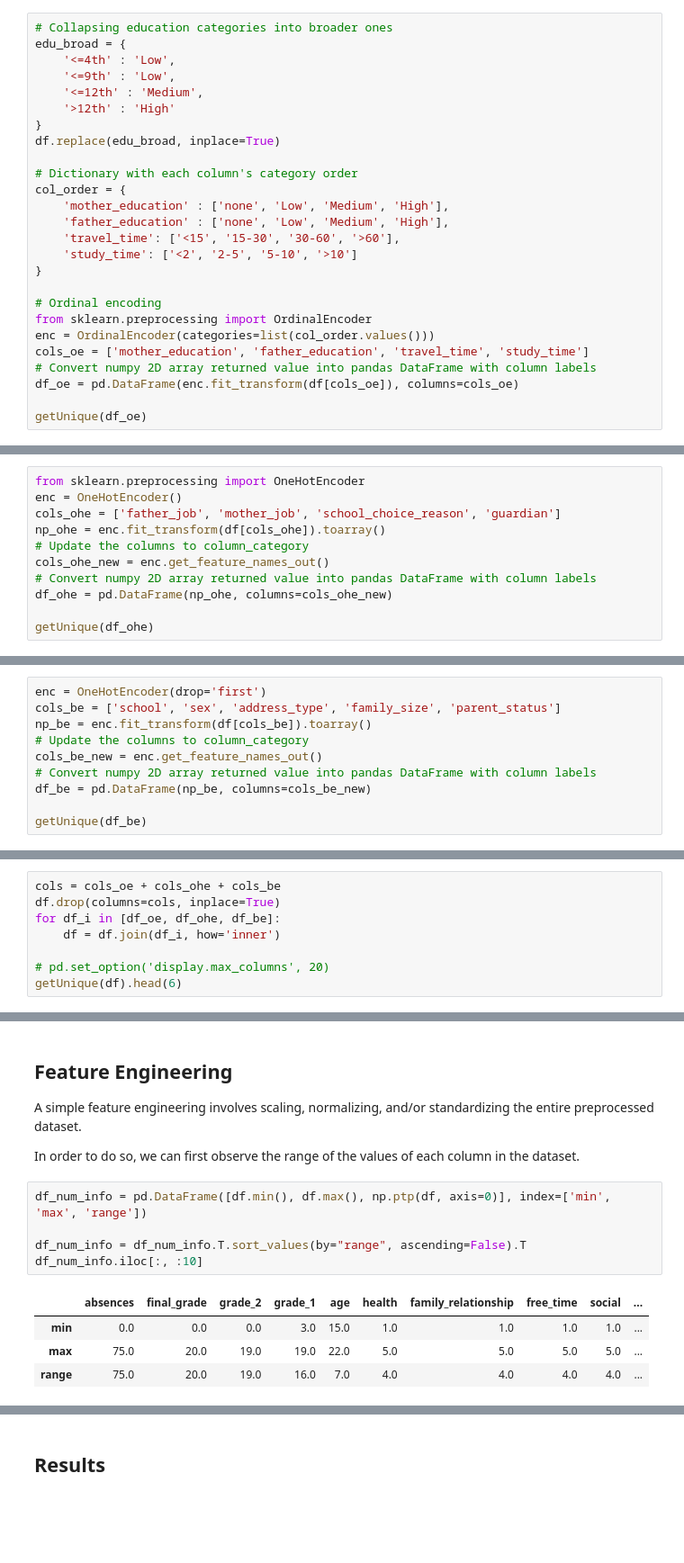
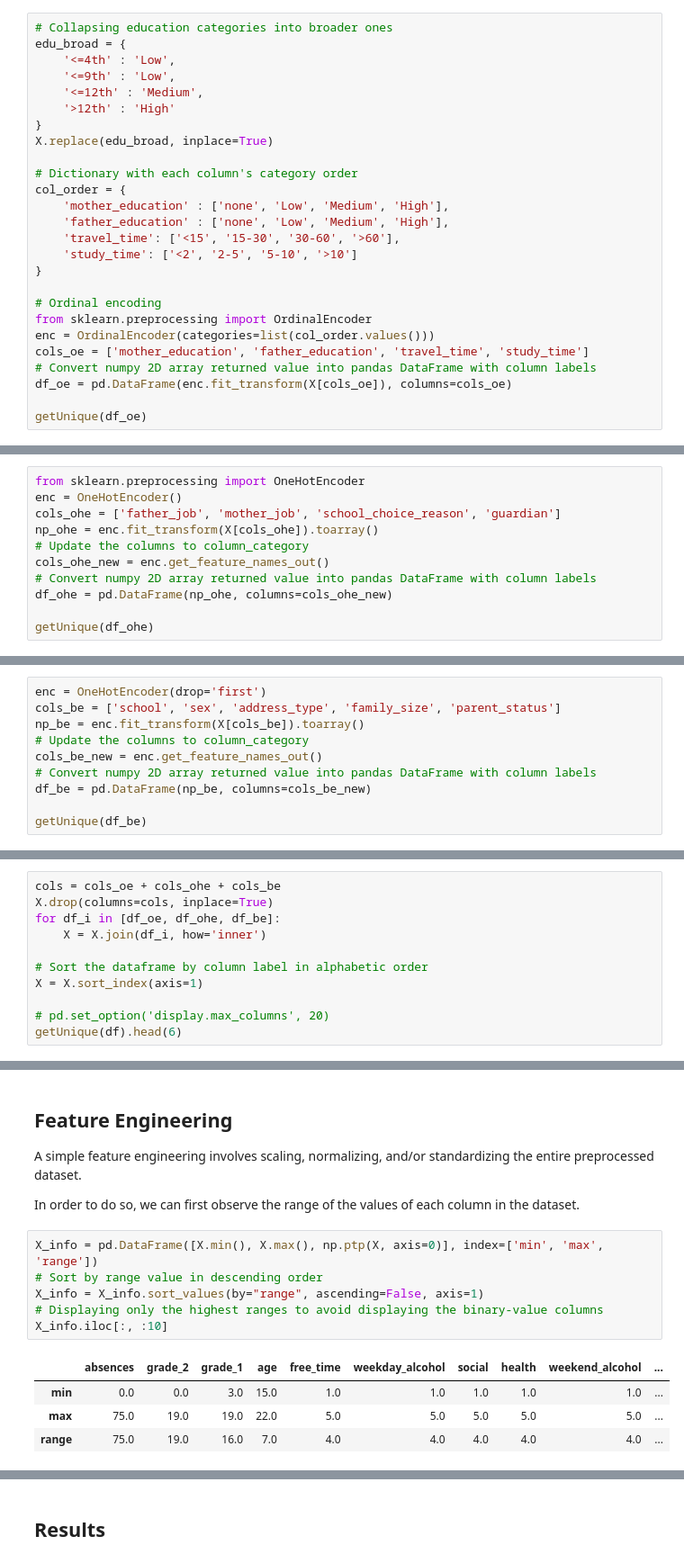
Before and after one commit to ferDMS/MOOCS, a Jupyter notebook: Supervised Machine Learning Regression and Classification/cw2.ipynb, the cells around one changed output, grey strips where cells are left out. Shown at 90% size. Saved outputs shown, nothing was run; the diff lists cells and outputs as text; blank space fills up the shorter version.

```diff
--- a/Supervised Machine Learning Regression and Classification/cw2.ipynb
+++ b/Supervised Machine Learning Regression and Classification/cw2.ipynb
@@ -159,7 +164,7 @@ edu_broad = {
     '<=12th' : 'Medium',
     '>12th' : 'High'
 }
-df.replace(edu_broad, inplace=True)
+X.replace(edu_broad, inplace=True)
 
 # Dictionary with each column's category order
 col_order = {
@@ -174,7 +179,7 @@ from sklearn.preprocessing import OrdinalEncoder
 enc = OrdinalEncoder(categories=list(col_order.values()))
 cols_oe = ['mother_education', 'father_education', 'travel_time', 'study_time']
 # Convert numpy 2D array returned value into pandas DataFrame with column labels
-df_oe = pd.DataFrame(enc.fit_transform(df[cols_oe]), columns=cols_oe)
+df_oe = pd.DataFrame(enc.fit_transform(X[cols_oe]), columns=cols_oe)
 
 getUnique(df_oe)
 # %% [output]
@@ -197,7 +202,7 @@ The scikit-learn preprocessing module also contains a one-hot encoding method to
 from sklearn.preprocessing import OneHotEncoder
 enc = OneHotEncoder()
 cols_ohe = ['father_job', 'mother_job', 'school_choice_reason', 'guardian']
-np_ohe = enc.fit_transform(df[cols_ohe]).toarray()
+np_ohe = enc.fit_transform(X[cols_ohe]).toarray()
 # Update the columns to column_category
 cols_ohe_new = enc.get_feature_names_out()
 # Convert numpy 2D array returned value into pandas DataFrame with column labels
@@ -219,7 +224,7 @@ In other words, it is like One-hot encoding but we drop one of the two resulting
 # %%
 enc = OneHotEncoder(drop='first')
 cols_be = ['school', 'sex', 'address_type', 'family_size', 'parent_status']
-np_be = enc.fit_transform(df[cols_be]).toarray()
+np_be = enc.fit_transform(X[cols_be]).toarray()
 # Update the columns to column_category
 cols_be_new = enc.get_feature_names_out()
 # Convert numpy 2D array returned value into pandas DataFrame with column labels
@@ -234,9 +239,12 @@ getUnique(df_be)
 Once the categorical data has been converted we can replace it into the original DataFrame
 # %%
 cols = cols_oe + cols_ohe + cols_be
-df.drop(columns=cols, inplace=True)
+X.drop(columns=cols, inplace=True)
 for df_i in [df_oe, df_ohe, df_be]:
-    df = df.join(df_i, how='inner')
+    X = X.join(df_i, how='inner')
+
+# Sort the dataframe by column label in alphabetic order
+X = X.sort_index(axis=1)
 
 # pd.set_option('display.max_columns', 20)
 getUnique(df).head(6)
@@ -257,15 +265,16 @@ A simple feature engineering involves scaling, normalizing, and/or standardizing
 
 In order to do so, we can first observe the range of the values of each column in the dataset.
 # %%
-df_num_info = pd.DataFrame([df.min(), df.max(), np.ptp(df, axis=0)], index=['min', 'max', 'range'])
-
-df_num_info = df_num_info.T.sort_values(by="range", ascending=False).T
-df_num_info.iloc[:, :10]
+X_info = pd.DataFrame([X.min(), X.max(), np.ptp(X, axis=0)], index=['min', 'max', 'range'])
+# Sort by range value in descending order
+X_info = X_info.sort_values(by="range", ascending=False, axis=1)
+# Displaying only the highest ranges to avoid displaying the binary-value columns
+X_info.iloc[:, :10]
 # %% [output]
-|  | absences | final_grade | grade_2 | grade_1 | age | health | family_relationship | free_time | social | ... |
-| min | 0.0 | 0.0 | 0.0 | 3.0 | 15.0 | 1.0 | 1.0 | 1.0 | 1.0 | ... |
-| max | 75.0 | 20.0 | 19.0 | 19.0 | 22.0 | 5.0 | 5.0 | 5.0 | 5.0 | ... |
-| range | 75.0 | 20.0 | 19.0 | 16.0 | 7.0 | 4.0 | 4.0 | 4.0 | 4.0 | ... |
+|  | absences | grade_2 | grade_1 | age | free_time | weekday_alcohol | social | health | weekend_alcohol | ... |
+| min | 0.0 | 0.0 | 3.0 | 15.0 | 1.0 | 1.0 | 1.0 | 1.0 | 1.0 | ... |
+| max | 75.0 | 19.0 | 19.0 | 22.0 | 5.0 | 5.0 | 5.0 | 5.0 | 5.0 | ... |
+| range | 75.0 | 19.0 | 16.0 | 7.0 | 4.0 | 4.0 | 4.0 | 4.0 | 4.0 | ... |
 # %% [markdown]
 It is clear that the range of the minimum and maximum values of different features are really far apart and extend more in some than in others. For example, fields such as `free_time`, `social`, and `health` only range from 1 to 5 according to the qualitative information provided by the student, ranging from 1 for very low to 5 for very high. Other features span a greater amount of ranges and not just groups, such as `absences`, from 0 to 75, and `final_grade`, from 0 to 20.
 
```
Also changed, not shown: parts of 23 cells of this notebook.
